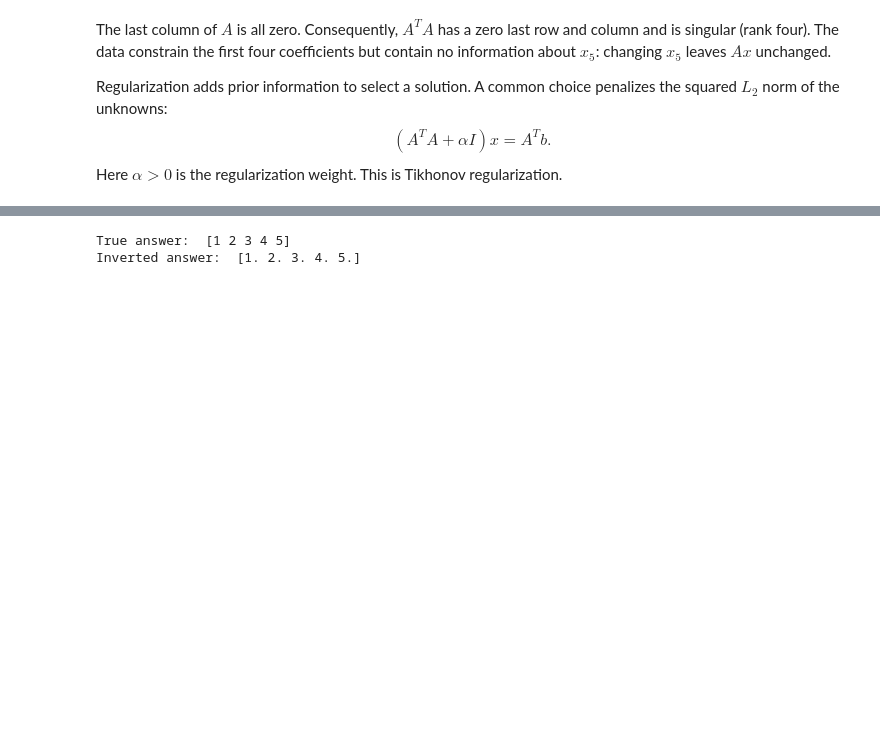
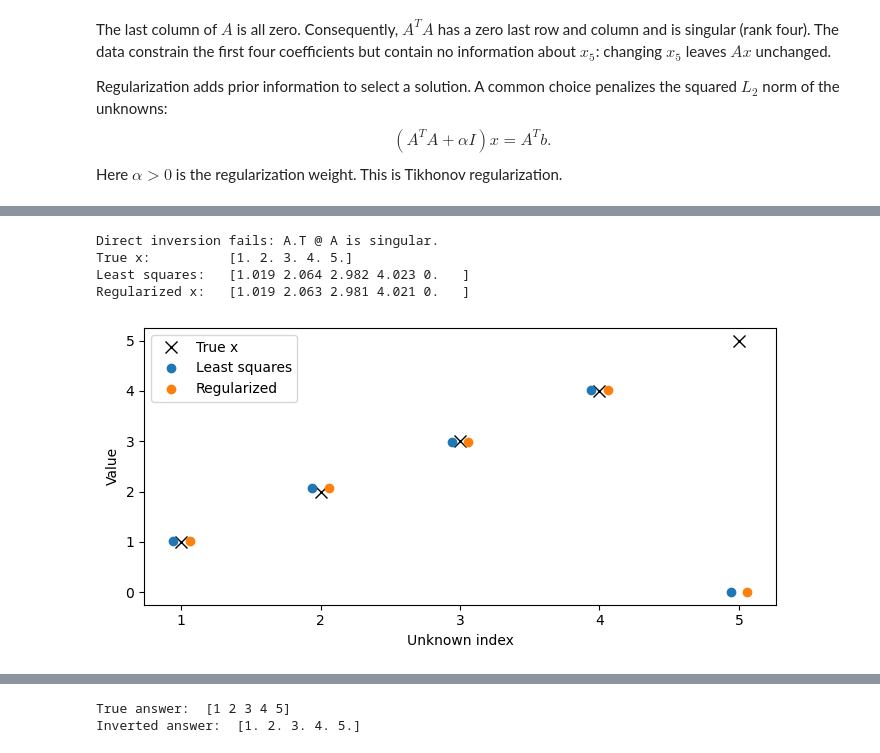
Before and after one commit to jinwar/GeophysicsComputing_GPGN436536, a Jupyter notebook: 09_Regression.ipynb, the cells around one changed output, grey strips where cells are left out. Cells and saved outputs as stored; diff of their text form; code cells hidden in the pictures; blank space fills up the shorter version.

Commit message:
Simplify regularization to random matrix multiplication and noisy inversion

```diff
--- a/09_Regression.ipynb
+++ b/09_Regression.ipynb
@@ -650 +591,43 @@ Repeated-fit SD, regularized:   [0.034 0.058 0.076 0.091 0.   ]
+# %%
+rng = np.random.default_rng(42)
+n_data, noise_std, lam = 200, 0.5, 0.1
+
+# Random matrix with one zero column.
+A_long = rng.normal(size=(n_data, 5))
+A_long[:, -1] = 0
+x_true = np.array([1., 2., 3., 4., 5.])
+
+# Multiply to generate true data, then add Gaussian noise.
+b_true = A_long @ x_true
+b_noisy = b_true + rng.normal(0, noise_std, n_data)
+
+# Invert the noisy data.
+ATA = A_long.T @ A_long
+try:
+    x_inv = np.linalg.inv(ATA) @ A_long.T @ b_noisy
+except np.linalg.LinAlgError:
+    print('Direct inversion fails: A.T @ A is singular.')
+x_ls = np.linalg.lstsq(A_long, b_noisy, rcond=None)[0]
+x_ridge = np.linalg.solve(ATA + lam*np.eye(5), A_long.T @ b_noisy)
+print('True x:         ', x_true)
+print('Least squares:  ', np.round(x_ls, 3))
+print('Regularized x:  ', np.round(x_ridge, 3))
+
+indices = np.arange(1, 6)
+plt.figure(figsize=(7, 3.5))
+plt.plot(indices, x_true, 'kx', markersize=9, label='True x')
+plt.plot(indices-0.06, x_ls, 'o', label='Least squares')
+plt.plot(indices+0.06, x_ridge, 'o', label='Regularized')
+plt.xticks(indices)
+plt.xlabel('Unknown index')
+plt.ylabel('Value')
+plt.legend()
+plt.tight_layout()
+plt.show()
+# %% [output]
+Direct inversion fails: A.T @ A is singular.
+True x:          [1. 2. 3. 4. 5.]
+Least squares:   [1.019 2.064 2.982 4.023 0.   ]
+Regularized x:   [1.019 2.063 2.981 4.021 0.   ]
+[figure, added]
 # %% [markdown]
```
Also changed, not shown: parts of 2 cells of this notebook.
